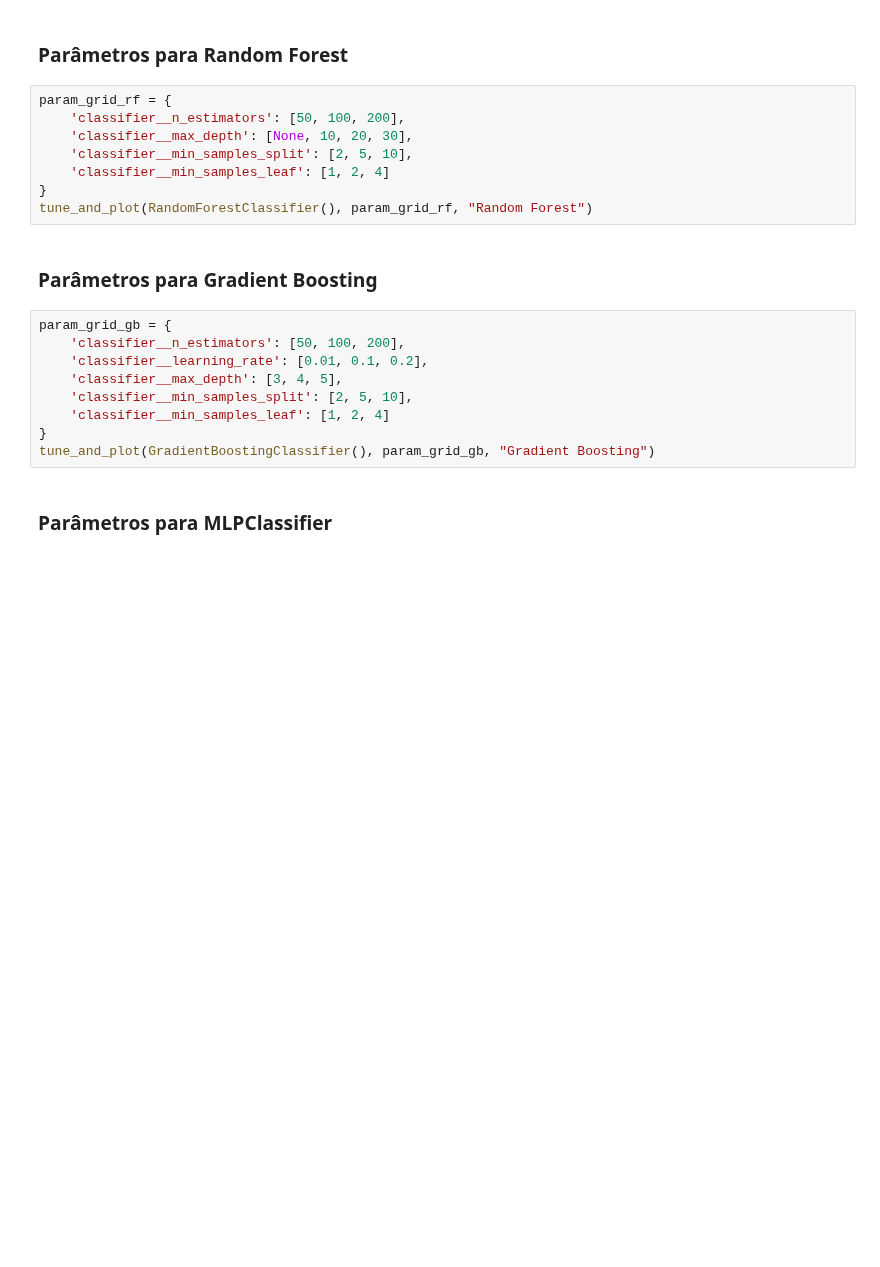
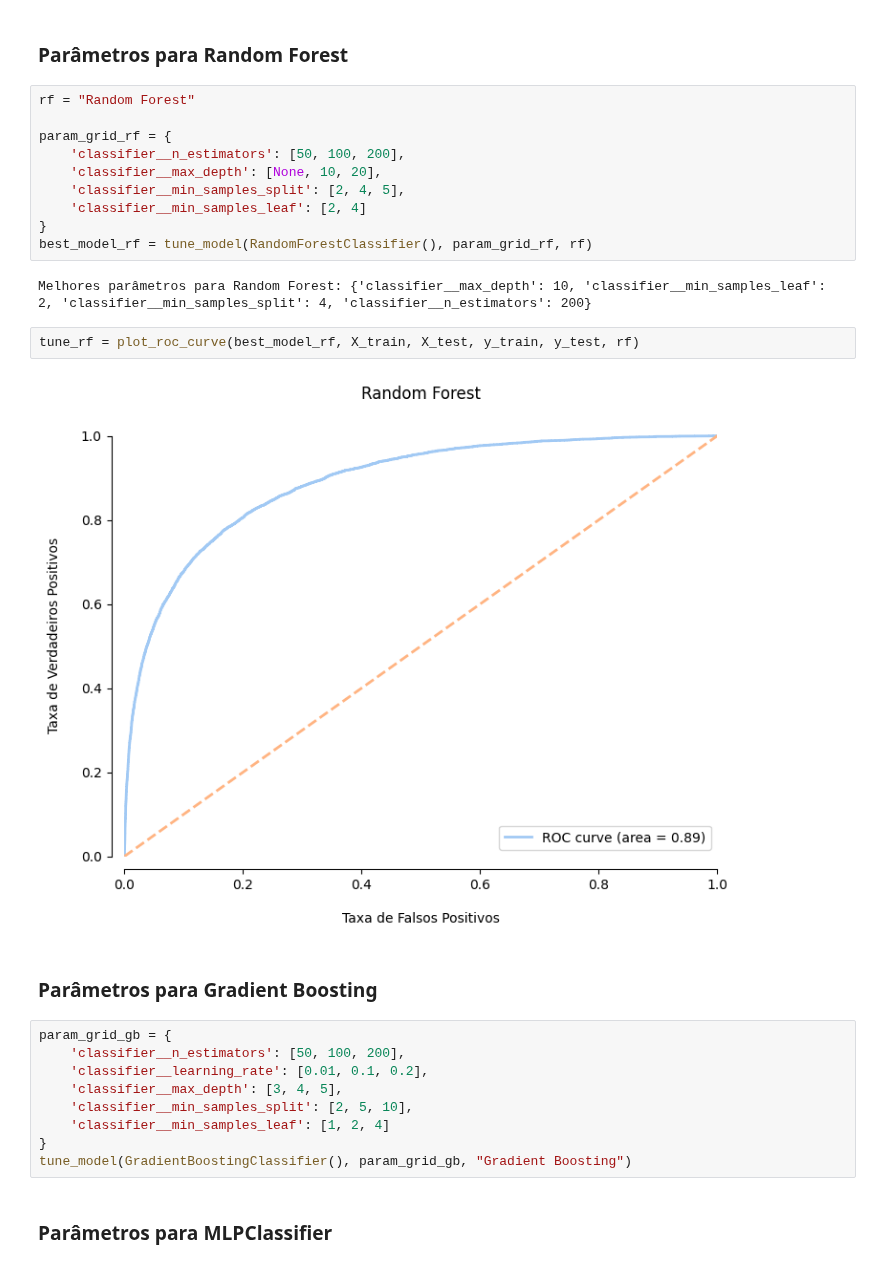
Before and after one commit to guievbs/bank-churn-prediction, a Jupyter notebook: src/models/ml_models.ipynb, the cells around one changed output. Drawn from its saved outputs; the diff is of its cells as text; blank space fills up the shorter version.

```diff
--- a/src/models/ml_models.ipynb
+++ b/src/models/ml_models.ipynb
@@ -129,13 +135,21 @@ Melhores parâmetros para Logistic Regression: {'classifier__C': 0.01, 'classifi
 # %% [markdown]
 ### Parâmetros para Random Forest
 # %%
+rf = "Random Forest"
+
 param_grid_rf = {
     'classifier__n_estimators': [50, 100, 200],
-    'classifier__max_depth': [None, 10, 20, 30],
-    'classifier__min_samples_split': [2, 5, 10],
-    'classifier__min_samples_leaf': [1, 2, 4]
+    'classifier__max_depth': [None, 10, 20],
+    'classifier__min_samples_split': [2, 4, 5],
+    'classifier__min_samples_leaf': [2, 4]
 }
-tune_and_plot(RandomForestClassifier(), param_grid_rf, "Random Forest")
+best_model_rf = tune_model(RandomForestClassifier(), param_grid_rf, rf)
+# %% [output]
+Melhores parâmetros para Random Forest: {'classifier__max_depth': 10, 'classifier__min_samples_leaf': 2, 'classifier__min_samples_split': 4, 'classifier__n_estimators': 200}
+# %%
+tune_rf = plot_roc_curve(best_model_rf, X_train, X_test, y_train, y_test, rf)
+# %% [output]
+[figure, added]
 # %% [markdown]
 ### Parâmetros para Gradient Boosting
 # %%
@@ -146,7 +160,7 @@ param_grid_gb = {
     'classifier__min_samples_split': [2, 5, 10],
     'classifier__min_samples_leaf': [1, 2, 4]
 }
-tune_and_plot(GradientBoostingClassifier(), param_grid_gb, "Gradient Boosting")
+tune_model(GradientBoostingClassifier(), param_grid_gb, "Gradient Boosting")
 # %% [markdown]
 ### Parâmetros para MLPClassifier
 # %%
```
Also changed, not shown: parts of 4 cells of this notebook.
